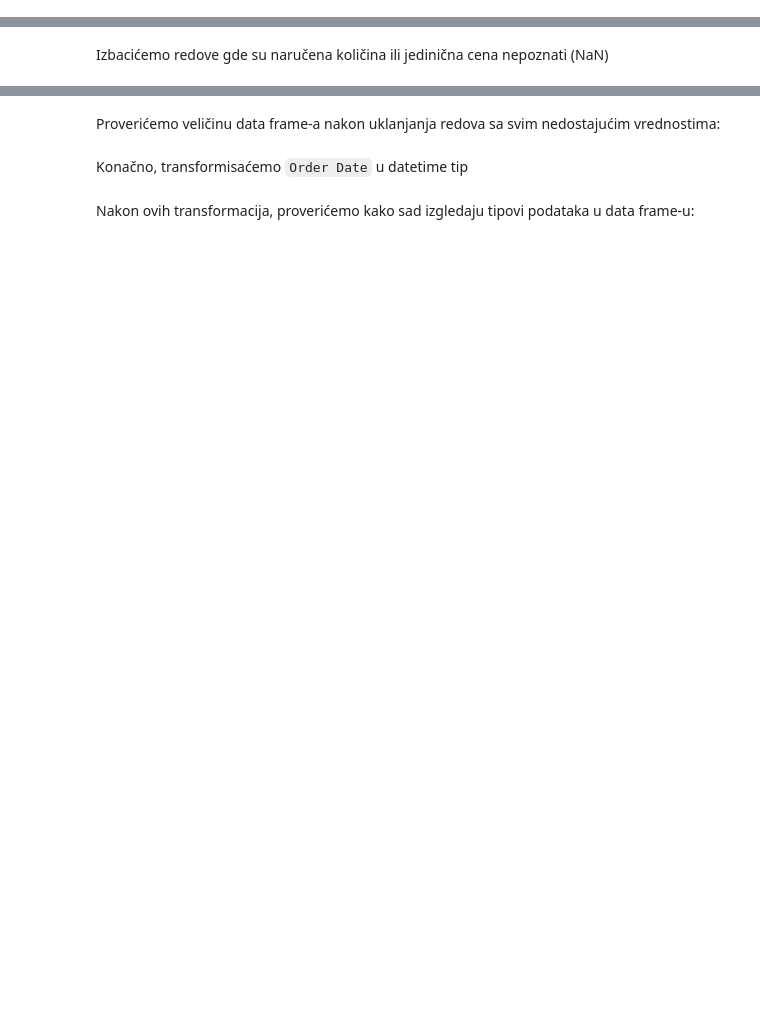
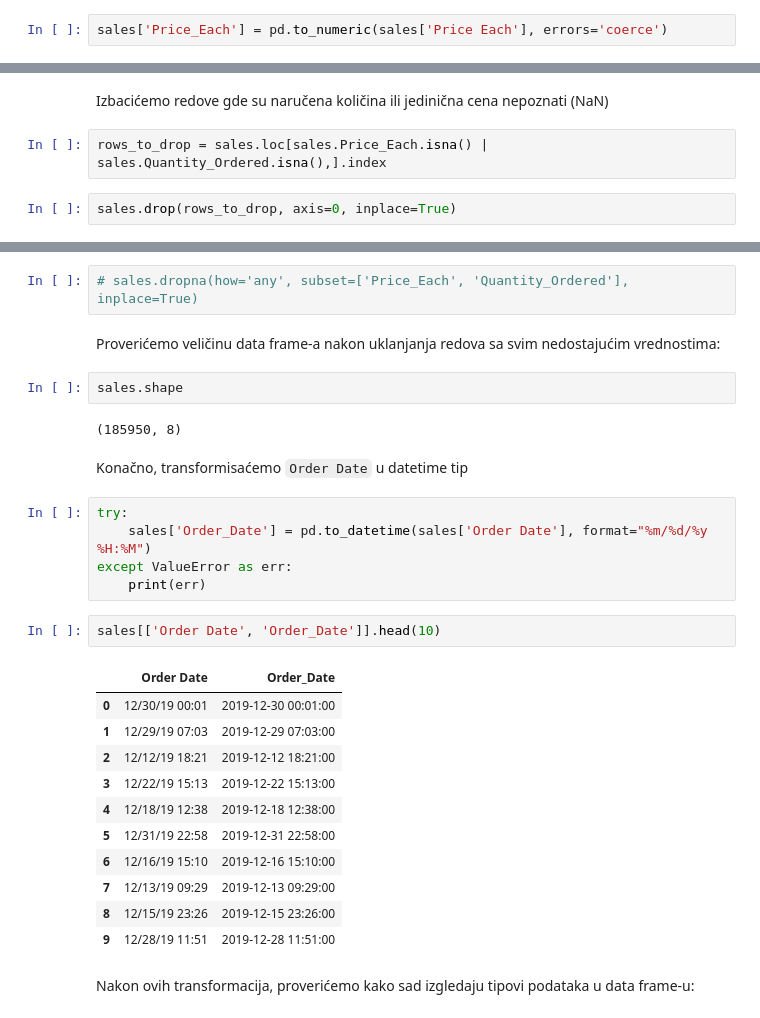
Before and after one commit to programiranje3/p2-2024v, a Jupyter notebook: lab9_10/sales_analysis.ipynb, the cells around one changed output, grey strips where cells are left out. Saved outputs shown, nothing was run; the diff lists cells and outputs as text; blank space fills up the shorter version.

```diff
--- a/lab9_10/sales_analysis.ipynb
+++ b/lab9_10/sales_analysis.ipynb
@@ -329,2 +392,4 @@ Utvrdićemo broj i procenat uvedenih nedostajućih vrednosti u koloni `Quantity_
 # %% [markdown]
 Na isti način ćemo transformisati `Price Each` kolonu:
+# %%
+sales['Price_Each'] = pd.to_numeric(sales['Price Each'], errors='coerce')
@@ -331,2 +404,6 @@ Na isti način ćemo transformisati `Price Each` kolonu:
 # %% [markdown]
 Izbacićemo redove gde su naručena količina ili jedinična cena nepoznati (NaN)
+# %%
+rows_to_drop = sales.loc[sales.Price_Each.isna() | sales.Quantity_Ordered.isna(),].index
+# %%
+sales.drop(rows_to_drop, axis=0, inplace=True)
@@ -333,6 +412,31 @@ Izbacićemo redove gde su naručena količina ili jedinična cena nepoznati (NaN
+# %%
+# sales.dropna(how='any', subset=['Price_Each', 'Quantity_Ordered'], inplace=True)
 # %% [markdown]
 Proverićemo veličinu data frame-a nakon uklanjanja redova sa svim nedostajućim vrednostima:
+# %%
+sales.shape
+# %% [output]
+(185950, 8)
 # %% [markdown]
 Konačno, transformisaćemo `Order Date` u datetime tip
+# %%
+try:
+    sales['Order_Date'] = pd.to_datetime(sales['Order Date'], format="%m/%d/%y %H:%M")
+except ValueError as err:
+    print(err)
+# %%
+sales[['Order Date', 'Order_Date']].head(10)
+# %% [output]
+|  | Order Date | Order_Date |
+| 0 | 12/30/19 00:01 | 2019-12-30 00:01:00 |
+| 1 | 12/29/19 07:03 | 2019-12-29 07:03:00 |
+| 2 | 12/12/19 18:21 | 2019-12-12 18:21:00 |
+| 3 | 12/22/19 15:13 | 2019-12-22 15:13:00 |
+| 4 | 12/18/19 12:38 | 2019-12-18 12:38:00 |
+| 5 | 12/31/19 22:58 | 2019-12-31 22:58:00 |
+| 6 | 12/16/19 15:10 | 2019-12-16 15:10:00 |
+| 7 | 12/13/19 09:29 | 2019-12-13 09:29:00 |
+| 8 | 12/15/19 23:26 | 2019-12-15 23:26:00 |
+| 9 | 12/28/19 11:51 | 2019-12-28 11:51:00 |
 # %% [markdown]
 Nakon ovih transformacija, proverićemo kako sad izgledaju tipovi podataka u data frame-u:
```
Also changed, not shown: parts of 34 cells of this notebook.
